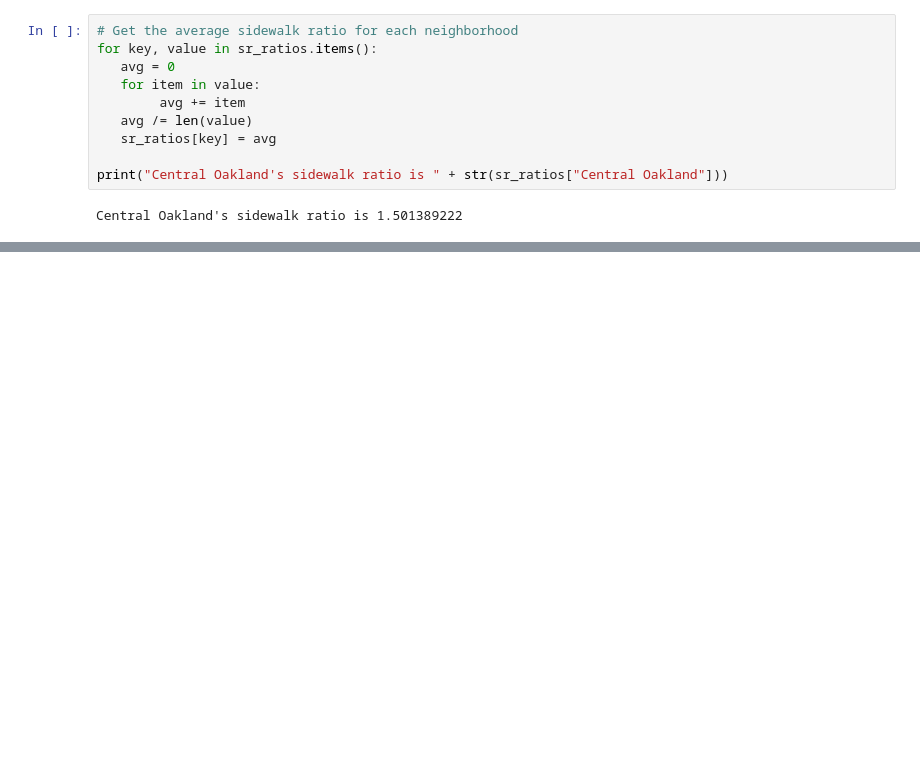
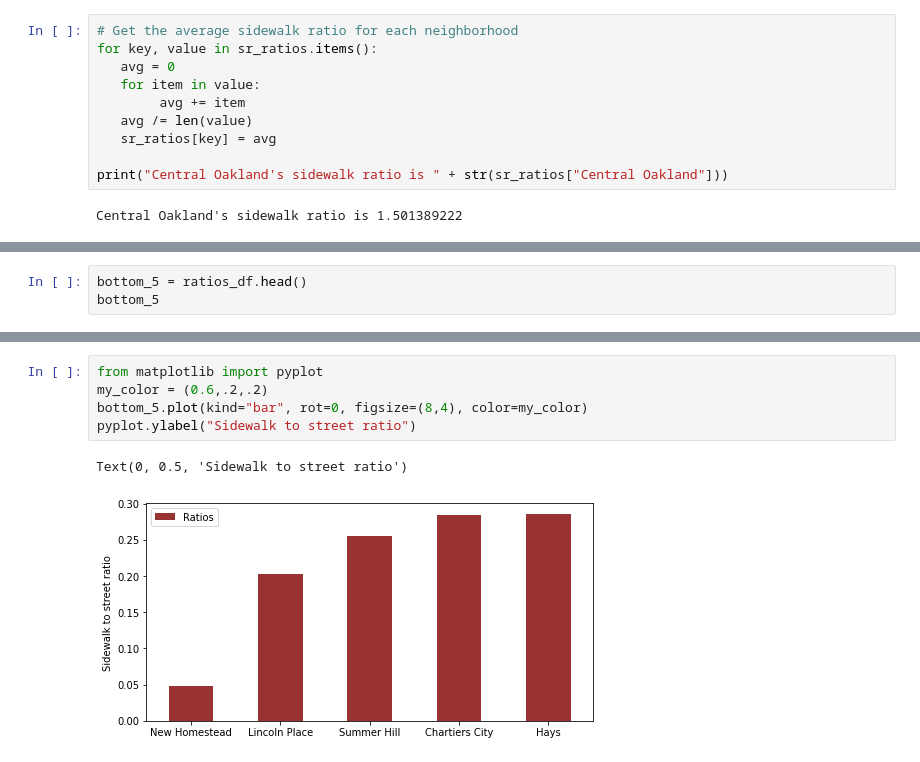
Before and after one commit to tahmad4/big-ideas-final-project-group-39, a Jupyter notebook: taha_sidewalk_ratio.ipynb, the cells around one changed output, grey strips where cells are left out. Drawn from its saved outputs; the diff is of its cells as text; blank space fills up the shorter version.

```diff
--- a/taha_sidewalk_ratio.ipynb
+++ b/taha_sidewalk_ratio.ipynb
@@ -72,0 +84,3 @@ ratios_df.plot(kind="barh", figsize=(8, 24))
+# %%
+bottom_5 = ratios_df.head()
+bottom_5
@@ -72,0 +94,8 @@ ratios_df.plot(kind="barh", figsize=(8, 24))
+# %%
+from matplotlib import pyplot
+my_color = (0.6,.2,.2)
+bottom_5.plot(kind="bar", rot=0, figsize=(8,4), color=my_color)
+pyplot.ylabel("Sidewalk to street ratio")
+# %% [output]
+Text(0, 0.5, 'Sidewalk to street ratio')
+[figure, added]
```
Also changed, not shown: parts of 9 cells of this notebook, 1 other file.
